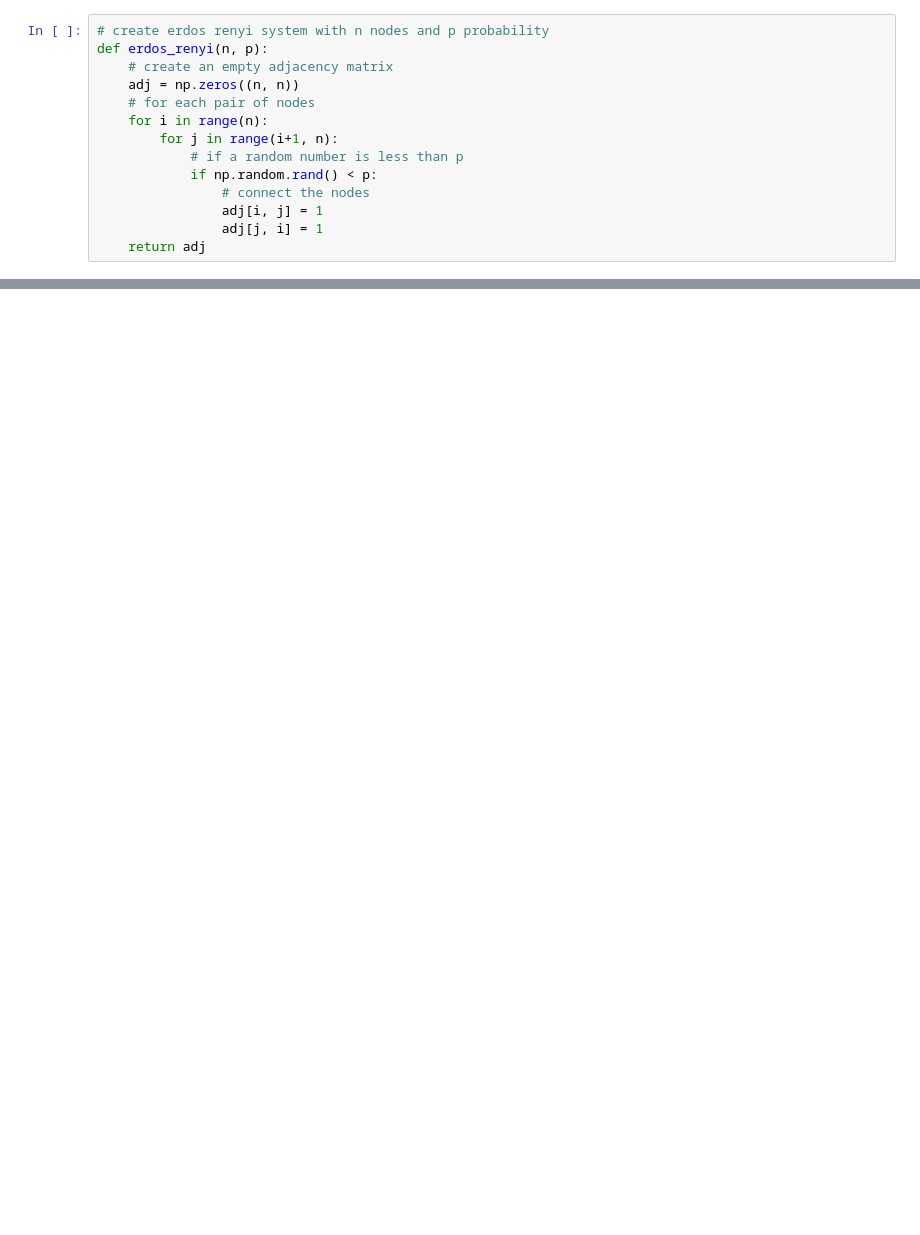
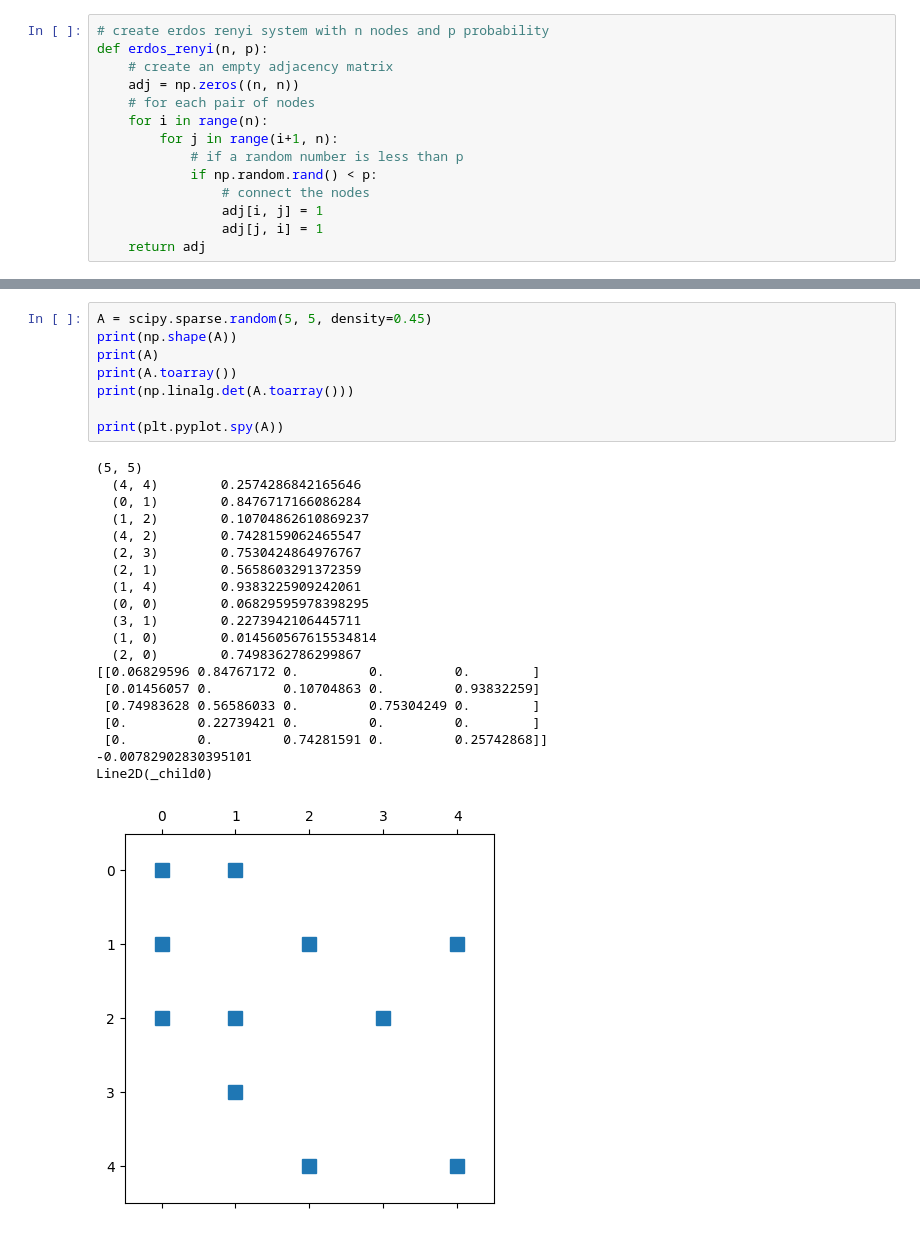
Before and after one commit to Signed-B/sparse-solvers-4600, a Jupyter notebook: graph-theory/erdosrenyi.ipynb, the cells around one changed output, grey strips where cells are left out. Cells and saved outputs as stored; diff of their text form; blank space fills up the shorter version.

Commit message:
working on graph theory portion

```diff
--- a/graph-theory/erdosrenyi.ipynb
+++ b/graph-theory/erdosrenyi.ipynb
@@ -48,0 +66,29 @@ print(adj)
+# %%
+A = scipy.sparse.random(5, 5, density=0.45)
+print(np.shape(A))
+print(A)
+print(A.toarray())
+print(np.linalg.det(A.toarray()))
+
+print(plt.pyplot.spy(A))
+# %% [output]
+(5, 5)
+  (4, 4)        0.2574286842165646
+  (0, 1)        0.8476717166086284
+  (1, 2)        0.10704862610869237
+  (4, 2)        0.7428159062465547
+  (2, 3)        0.7530424864976767
+  (2, 1)        0.5658603291372359
+  (1, 4)        0.9383225909242061
+  (0, 0)        0.06829595978398295
+  (3, 1)        0.2273942106445711
+  (1, 0)        0.014560567615534814
+  (2, 0)        0.7498362786299867
+[[0.06829596 0.84767172 0.         0.         0.        ]
+ [0.01456057 0.         0.10704863 0.         0.93832259]
+ [0.74983628 0.56586033 0.         0.75304249 0.        ]
+ [0.         0.22739421 0.         0.         0.        ]
+ [0.         0.         0.74281591 0.         0.25742868]]
+-0.00782902830395101
+Line2D(_child0)
+[figure, added]
```
Also changed, not shown: parts of 7 cells of this notebook, 1 other file.
